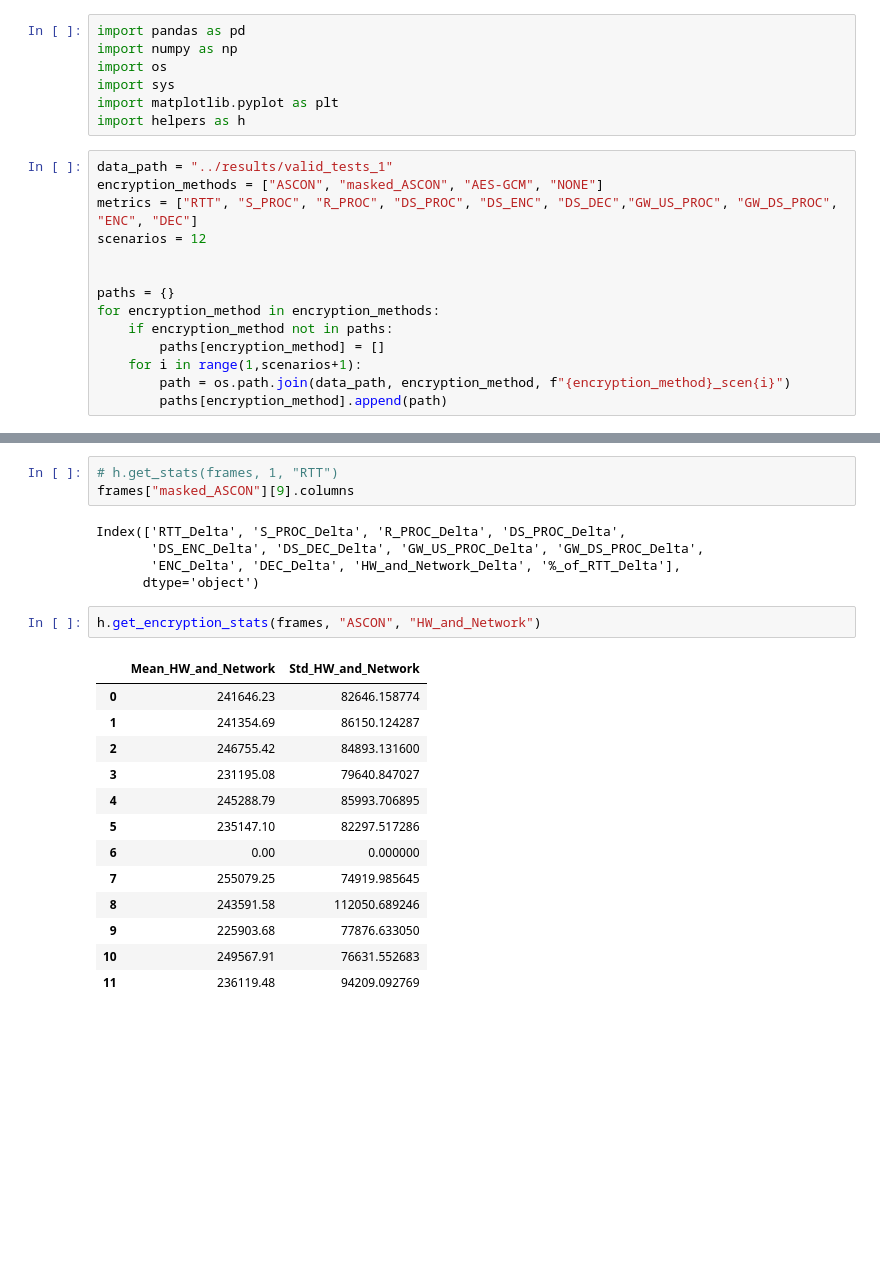
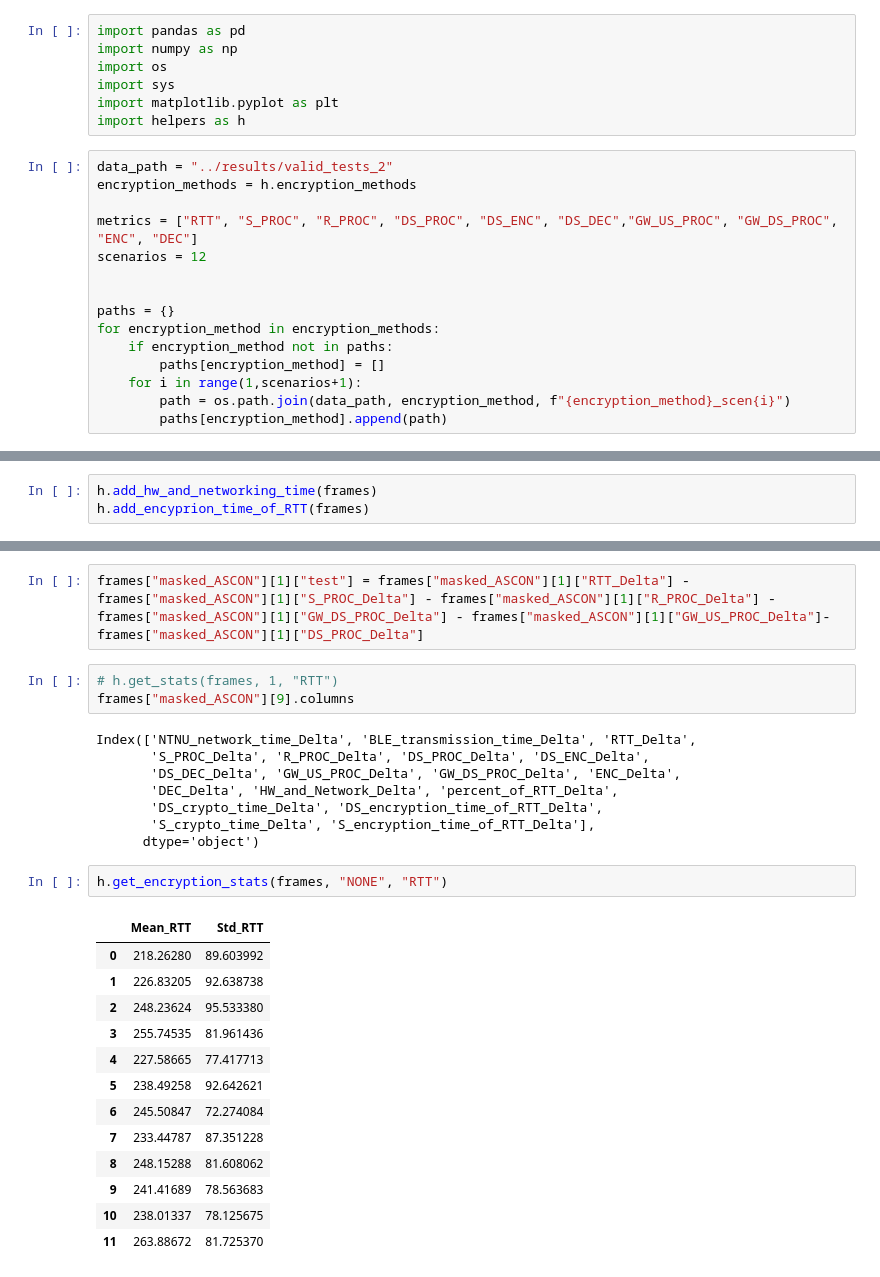
Before and after one commit to nemisis84/ASCON-encryption-for-MCUs-in-an-MQTT-network, a Jupyter notebook: data-storage/analysis/analysis.ipynb, the cells around one changed output, grey strips where cells are left out. Cells and saved outputs as stored; diff of their text form; blank space fills up the shorter version.

```diff
--- a/data-storage/analysis/analysis.ipynb
+++ b/data-storage/analysis/analysis.ipynb
@@ -8,8 +8,9 @@ import sys
 import matplotlib.pyplot as plt
 import helpers as h
 # %%
-data_path = "../results/valid_tests_1"
-encryption_methods = ["ASCON", "masked_ASCON", "AES-GCM", "NONE"]
+data_path = "../results/valid_tests_2"
+encryption_methods = h.encryption_methods
+
 metrics = ["RTT", "S_PROC", "R_PROC", "DS_PROC", "DS_ENC", "DS_DEC","GW_US_PROC", "GW_DS_PROC", "ENC", "DEC"]
 scenarios = 12
 
@@ -50,0 +33,3 @@ add_hw_and_networking_time(frames)
+# %%
+h.add_hw_and_networking_time(frames)
+h.add_encyprion_time_of_RTT(frames)
@@ -51,25 +65,30 @@ add_hw_and_networking_time(frames)
+# %%
+frames["masked_ASCON"][1]["test"] = frames["masked_ASCON"][1]["RTT_Delta"] - frames["masked_ASCON"][1]["S_PROC_Delta"] - frames["masked_ASCON"][1]["R_PROC_Delta"] - frames["masked_ASCON"][1]["GW_DS_PROC_Delta"] - frames["masked_ASCON"][1]["GW_US_PROC_Delta"]- frames["masked_ASCON"][1]["DS_PROC_Delta"]
 # %%
 # h.get_stats(frames, 1, "RTT")
 frames["masked_ASCON"][9].columns
 # %% [output]
-Index(['RTT_Delta', 'S_PROC_Delta', 'R_PROC_Delta', 'DS_PROC_Delta',
-       'DS_ENC_Delta', 'DS_DEC_Delta', 'GW_US_PROC_Delta', 'GW_DS_PROC_Delta',
-       'ENC_Delta', 'DEC_Delta', 'HW_and_Network_Delta', '%_of_RTT_Delta'],
+Index(['NTNU_network_time_Delta', 'BLE_transmission_time_Delta', 'RTT_Delta',
+       'S_PROC_Delta', 'R_PROC_Delta', 'DS_PROC_Delta', 'DS_ENC_Delta',
+       'DS_DEC_Delta', 'GW_US_PROC_Delta', 'GW_DS_PROC_Delta', 'ENC_Delta',
+       'DEC_Delta', 'HW_and_Network_Delta', 'percent_of_RTT_Delta',
+       'DS_crypto_time_Delta', 'DS_encryption_time_of_RTT_Delta',
+       'S_crypto_time_Delta', 'S_encryption_time_of_RTT_Delta'],
       dtype='object')
 # %%
-h.get_encryption_stats(frames, "ASCON", "HW_and_Network")
+h.get_encryption_stats(frames, "NONE", "RTT")
 # %% [output]
-|  | Mean_HW_and_Network | Std_HW_and_Network |
-| 0 | 241646.23 | 82646.158774 |
-| 1 | 241354.69 | 86150.124287 |
-| 2 | 246755.42 | 84893.131600 |
-| 3 | 231195.08 | 79640.847027 |
-| 4 | 245288.79 | 85993.706895 |
-| 5 | 235147.10 | 82297.517286 |
-| 6 | 0.00 | 0.000000 |
-| 7 | 255079.25 | 74919.985645 |
-| 8 | 243591.58 | 112050.689246 |
-| 9 | 225903.68 | 77876.633050 |
-| 10 | 249567.91 | 76631.552683 |
-| 11 | 236119.48 | 94209.092769 |
+|  | Mean_RTT | Std_RTT |
+| 0 | 218.26280 | 89.603992 |
+| 1 | 226.83205 | 92.638738 |
+| 2 | 248.23624 | 95.533380 |
+| 3 | 255.74535 | 81.961436 |
+| 4 | 227.58665 | 77.417713 |
+| 5 | 238.49258 | 92.642621 |
+| 6 | 245.50847 | 72.274084 |
+| 7 | 233.44787 | 87.351228 |
+| 8 | 248.15288 | 81.608062 |
+| 9 | 241.41689 | 78.563683 |
+| 10 | 238.01337 | 78.125675 |
+| 11 | 263.88672 | 81.725370 |
 # %%
```
Also changed, not shown: parts of 6 cells of this notebook, 8 other files.
